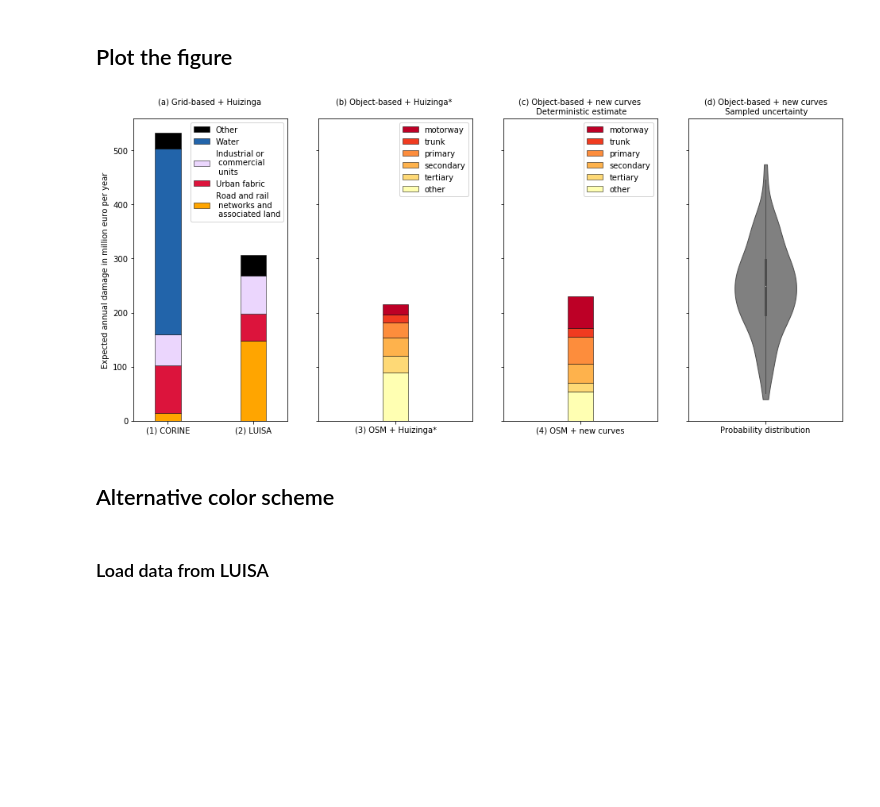
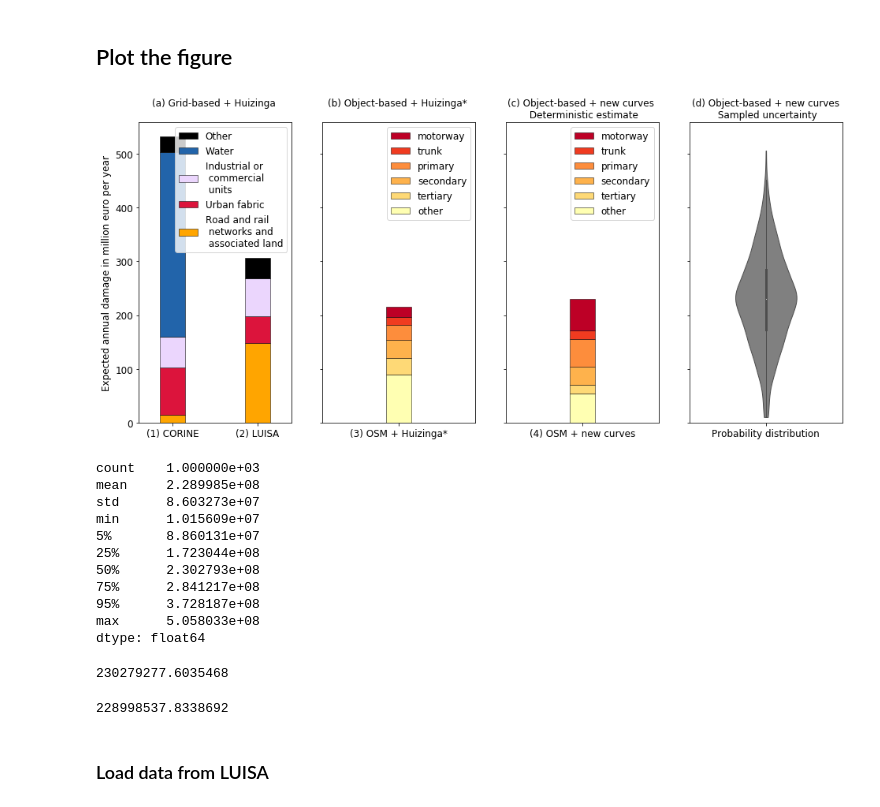
Before and after one commit to keesvanginkel/OSdaMage, a Jupyter notebook: result_visualisations/Fig_5.ipynb, the cells around one changed output. Saved outputs shown, nothing was run; the diff lists cells and outputs as text; code cells hidden in the pictures; blank space fills up the shorter version.

```diff
--- a/result_visualisations/Fig_5.ipynb
+++ b/result_visualisations/Fig_5.ipynb
@@ -235,12 +129,13 @@ litmix_avg.mean()
 ## Load the sampled data
 # %%
 ## Load the sampled data
+pp_out_sampling_path = load_config()['paths']['postproc_output_sampling']
 df = pd.DataFrame()
 exceptions3 = []
 
 for region in tqdm(regions):
     try:
-        df = df.append(pd.read_pickle(os.path.join(pp_out_path,'baseline_sampled',"{}_EAD_total_sampled.pkl".format(region))))
+        df = df.append(pd.read_pickle(os.path.join(pp_out_sampling_path,"{}_EAD_total_sampled_1000.pkl".format(region))))
     except Exception as e:
         exceptions3.append(str(region)+str(e))
 
@@ -426,51 +251,49 @@ brew_1
 ## Plot the figure
 # %%
 fig, axes = plt.subplots(nrows=1, ncols=4, figsize=(16, 7), sharey=True)
-fs = 10 #fontsize
+fs = 12 #fontsize
 
 
-### PANEL 1
-(df200*10**(-6)).plot.bar(stacked=True, ax=axes[0], color = pal2, width=0.3, linewidth=0.5,edgecolor='black')
+### PANEL A
+(df200*10**(-6)).plot.bar(stacked=True, ax=axes[0], color = pal2, width=0.3, linewidth=0.5,edgecolor='black', fontsize=fs)
 axes[0].set_title('(a) Grid-based + Huizinga \n', fontsize=fs)
-axes[0].set_ylabel('Expected annual damage in million euro per year')
+axes[0].set_ylabel('Expected annual damage in million euro per year', fontsize=fs)
 
 handles_0, labels_0 = axes[0].get_legend_handles_labels() #inverse the order of the labels
-axes[0].legend(handles_0[::-1], labels_0[::-1])
+axes[0].legend(handles_0[::-1], labels_0[::-1], fontsize=fs)
 
 for tick in axes[0].get_xticklabels():
     tick.set_rotation(0)
 
-### PANEL 2
+### PANEL B
 (df_HZ*10**(-6)).plot.bar(stacked=True, ax=axes[1],color=brew_1, width=0.1,linewidth=0.5,edgecolor='black')
 axes[1].set_title('(b) Object-based + Huizinga* \n', fontsize=fs)
-axes[1].set_xticklabels(['(3) OSM + Huizinga*'])
+axes[1].set_xticklabels(['(3) OSM + Huizinga*'], fontsize=fs)
 handles_2, labels_2 = axes[1].get_legend_handles_labels() #inverse the order of the labels
-axes[1].legend(handles_2[::-1], labels_2[::-1])
+axes[1].legend(handles_2[::-1], labels_2[::-1], fontsize=fs)
 
 for tick in axes[1].get_xticklabels(): #rotate the axis label
     tick.set_rotation(0)
 
-### PANEL 3
+### PANEL C
 bar.plot.bar(stacked=True, ax=axes[2], color=brew_1, width=0.1,linewidth=0.5,edgecolor='black')
 axes[2].set_title('(c) Object-based + new curves \n Deterministic estimate', fontsize=fs)
 
 handles_2, labels_2 = axes[2].get_legend_handles_labels() #inverse the order of the labels
-axes[2].legend(handles_2[::-1], labels_2[::-1])
-axes[2].set_xticklabels(['(4) OSM + new curves']) #overrule the name of the index
+axes[2].legend(handles_2[::-1], labels_2[::-1], fontsize=fs)
+axes[2].set_xticklabels(['(4) OSM + new curves'], fontsize=fs) #overrule the name of the index
 
 
 for tick in axes[2].get_xticklabels():
     tick.set_rotation(0)
 
-### PANEL 4
+### PANEL D
 sns.violinplot(df_samples.T.sum(axis=1)*10**(-6),orient='v',ax=axes[3],width=0.4,linewidth=1,cut=0,color='grey')
 axes[3].set_title('(d) Object-based + new curves\n Sampled uncertainty', fontsize=fs)
-axes[3].set_xticklabels(['Probability distribution'])
+axes[3].set_xticklabels(['Probability distribution'], fontsize=fs)
 axes[3].set_ylim(bottom=0)
 
 
-plt.savefig(r"Paper_fig5_gitversion.png", dpi=400, bbox_inches="tight")
+plt.savefig(r"Paper_fig5_gitversion_rev2.png", dpi=400, bbox_inches="tight")
 # %% [output]
-[figure, old version]
+[figure, new version]
-# %% [markdown]
-## Alternative color scheme
@@ -523,3 +300,25 @@ axes[3].set_ylim(bottom=0)
+# %%
+df_samples.sum(axis=0).describe(percentiles=(0.05,0.25,0.75,0.95))
+# %% [output]
+count    1.000000e+03
+mean     2.289985e+08
+std      8.603273e+07
+min      1.015609e+07
+5%       8.860131e+07
+25%      1.723044e+08
+50%      2.302793e+08
+75%      2.841217e+08
+95%      3.728187e+08
+max      5.058033e+08
+dtype: float64
+# %%
+df_samples.sum(axis=0).median()
+# %% [output]
+230279277.6035468
+# %%
+df_samples.sum(axis=0).mean()
+# %% [output]
+228998537.8338692
 # %% [markdown]
 ### Load data from LUISA
 # %%
```
Also changed, not shown: parts of 29 cells of this notebook, 5 other files.
